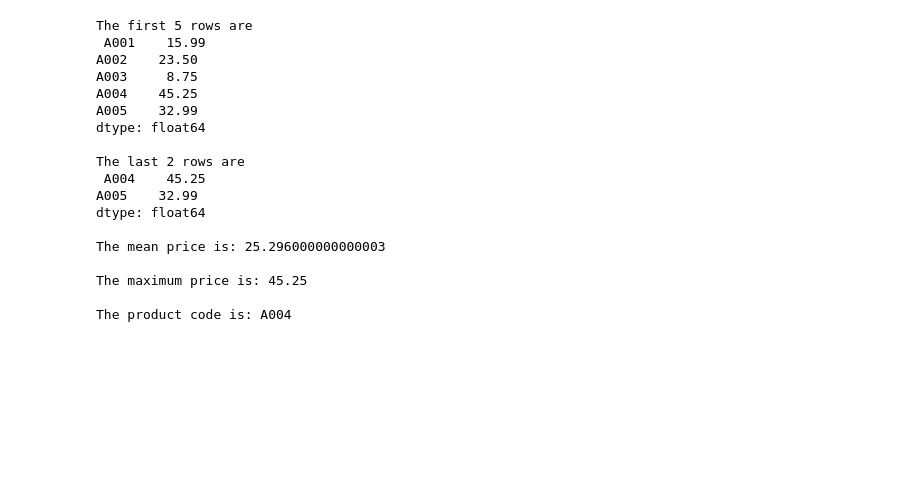
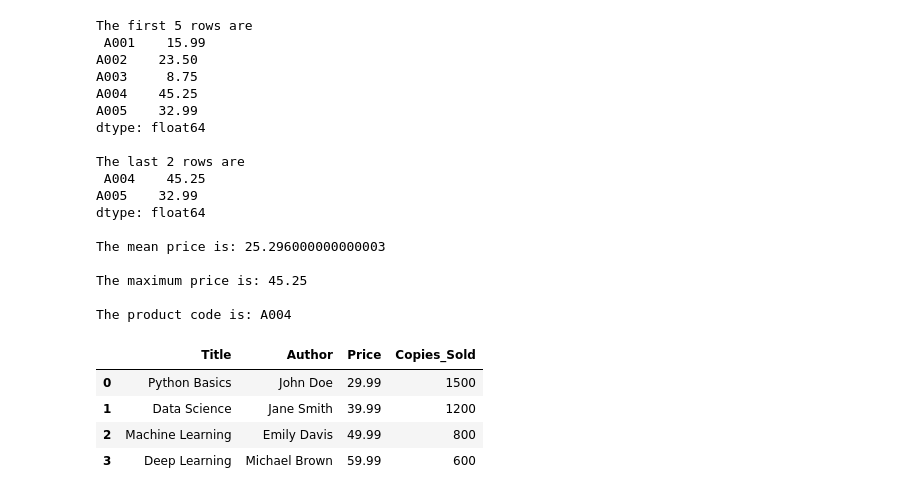
Before and after one commit to KEN-DATALABS/PROJECT-LIST, a Jupyter notebook: OneDrive/Documents/List Project/Project2.ipynb, the cells around one changed output. Cells and saved outputs as stored; diff of their text form; code cells hidden in the pictures; blank space fills up the shorter version.

```diff
--- a/OneDrive/Documents/List Project/Project2.ipynb
+++ b/OneDrive/Documents/List Project/Project2.ipynb
@@ -443,3 +443,16 @@ The mean price is: 25.296000000000003
 The maximum price is: 45.25
 
 The product code is: A004
+# %%
+data= {'Title':['Python Basics', 'Data Science', 'Machine Learning', 'Deep Learning'],
+       'Author':['John Doe', 'Jane Smith', 'Emily Davis', 'Michael Brown'],
+       'Price':[29.99, 39.99, 49.99, 59.99],
+       'Copies_Sold':[1500, 1200, 800, 600]}
+df_books =pd.DataFrame(data)
+df_books
+# %% [output]
+|  | Title | Author | Price | Copies_Sold |
+| 0 | Python Basics | John Doe | 29.99 | 1500 |
+| 1 | Data Science | Jane Smith | 39.99 | 1200 |
+| 2 | Machine Learning | Emily Davis | 49.99 | 800 |
+| 3 | Deep Learning | Michael Brown | 59.99 | 600 |
```
Also changed, not shown: parts of 2 cells of this notebook, 1 other file.
